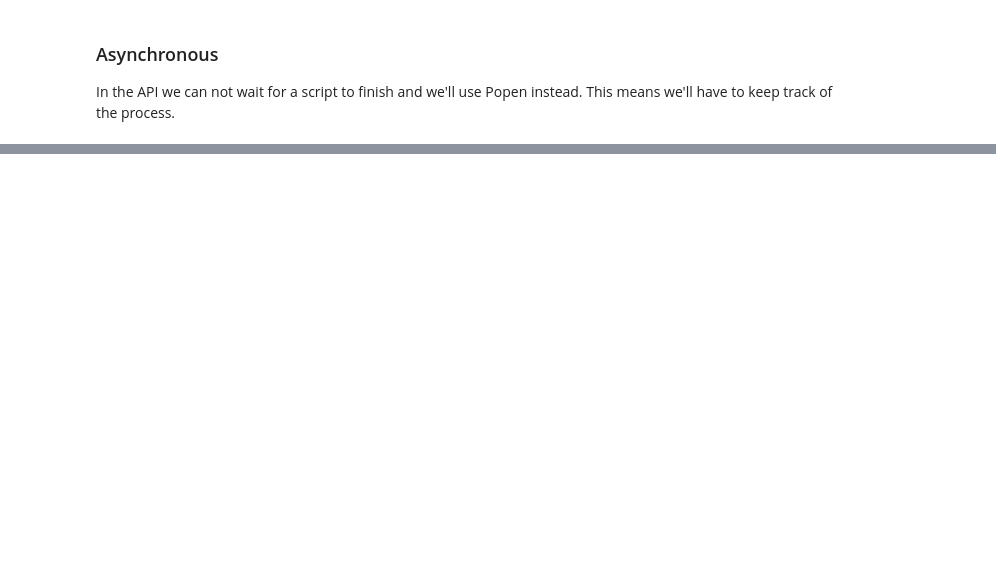
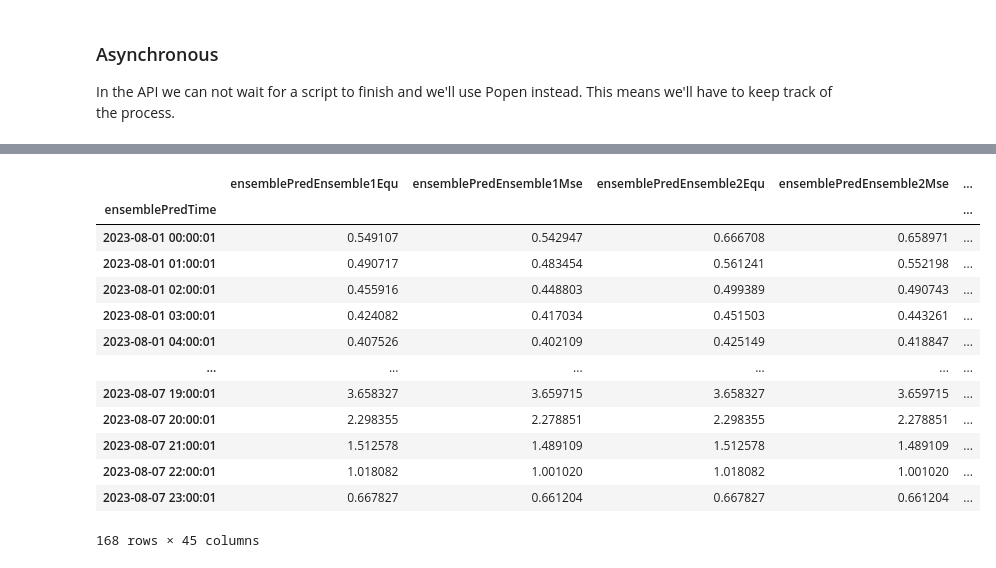
Before and after one commit to fenke/corebridge, a Jupyter notebook: nbs/02_rscriptbridge.ipynb, the cells around one changed output, grey strips where cells are left out. Drawn from its saved outputs; the diff is of its cells as text; code cells hidden in the pictures; blank space fills up the shorter version.

```diff
--- a/nbs/02_rscriptbridge.ipynb
+++ b/nbs/02_rscriptbridge.ipynb
@@ -1046,0 +1251,2 @@ class AICoreRModule(AICoreModule):
+# %%
+module = AICoreRScriptModule(data_file_flow, save_dir, assets_dir)
@@ -1046,0 +1295,3 @@ class AICoreRModule(AICoreModule):
+# %%
+converted = rdata.read_rda(rdata.TESTDATA_PATH / "test_dataframe.rda")
+converted
@@ -1046,0 +1303,5 @@ class AICoreRModule(AICoreModule):
+# %%
+if os.path.exists(module.get_save_path(module.data_files_map.get('Predicted_sapflux'))):
+
+    converted = rdata.read_rda(module.get_save_path(module.data_files_map.get('Predicted_sapflux')))
+    converted
@@ -1046,0 +1402,6 @@ class AICoreRModule(AICoreModule):
+# %%
+flattened = recursive_flatten_nested_data(converted, camel_case=True)
+df = pd.DataFrame(flattened)
+time_column = [k for k,v in df.dtypes.to_dict().items() if 'float' not in str(v)][0]
+df.set_index( pd.DatetimeIndex(df[time_column]), inplace=True)
+#df.drop('ensemble_predTime', axis=1, inplace=True)
@@ -1046,0 +1428,17 @@ class AICoreRModule(AICoreModule):
+# %%
+df
+# %% [output]
+|  | ensemblePredEnsemble1Equ | ensemblePredEnsemble1Mse | ensemblePredEnsemble2Equ | ensemblePredEnsemble2Mse | ... |
+| ensemblePredTime |  |  |  |  | ... |
+| 2023-08-01 00:00:01 | 0.549107 | 0.542947 | 0.666708 | 0.658971 | ... |
+| 2023-08-01 01:00:01 | 0.490717 | 0.483454 | 0.561241 | 0.552198 | ... |
+| 2023-08-01 02:00:01 | 0.455916 | 0.448803 | 0.499389 | 0.490743 | ... |
+| 2023-08-01 03:00:01 | 0.424082 | 0.417034 | 0.451503 | 0.443261 | ... |
+| 2023-08-01 04:00:01 | 0.407526 | 0.402109 | 0.425149 | 0.418847 | ... |
+| ... | ... | ... | ... | ... | ... |
+| 2023-08-07 19:00:01 | 3.658327 | 3.659715 | 3.658327 | 3.659715 | ... |
+| 2023-08-07 20:00:01 | 2.298355 | 2.278851 | 2.298355 | 2.278851 | ... |
+| 2023-08-07 21:00:01 | 1.512578 | 1.489109 | 1.512578 | 1.489109 | ... |
+| 2023-08-07 22:00:01 | 1.018082 | 1.001020 | 1.018082 | 1.001020 | ... |
+| 2023-08-07 23:00:01 | 0.667827 | 0.661204 | 0.667827 | 0.661204 | ... |
+168 rows × 45 columns
```
Also changed, not shown: parts of 77 cells of this notebook, 9 other files.
